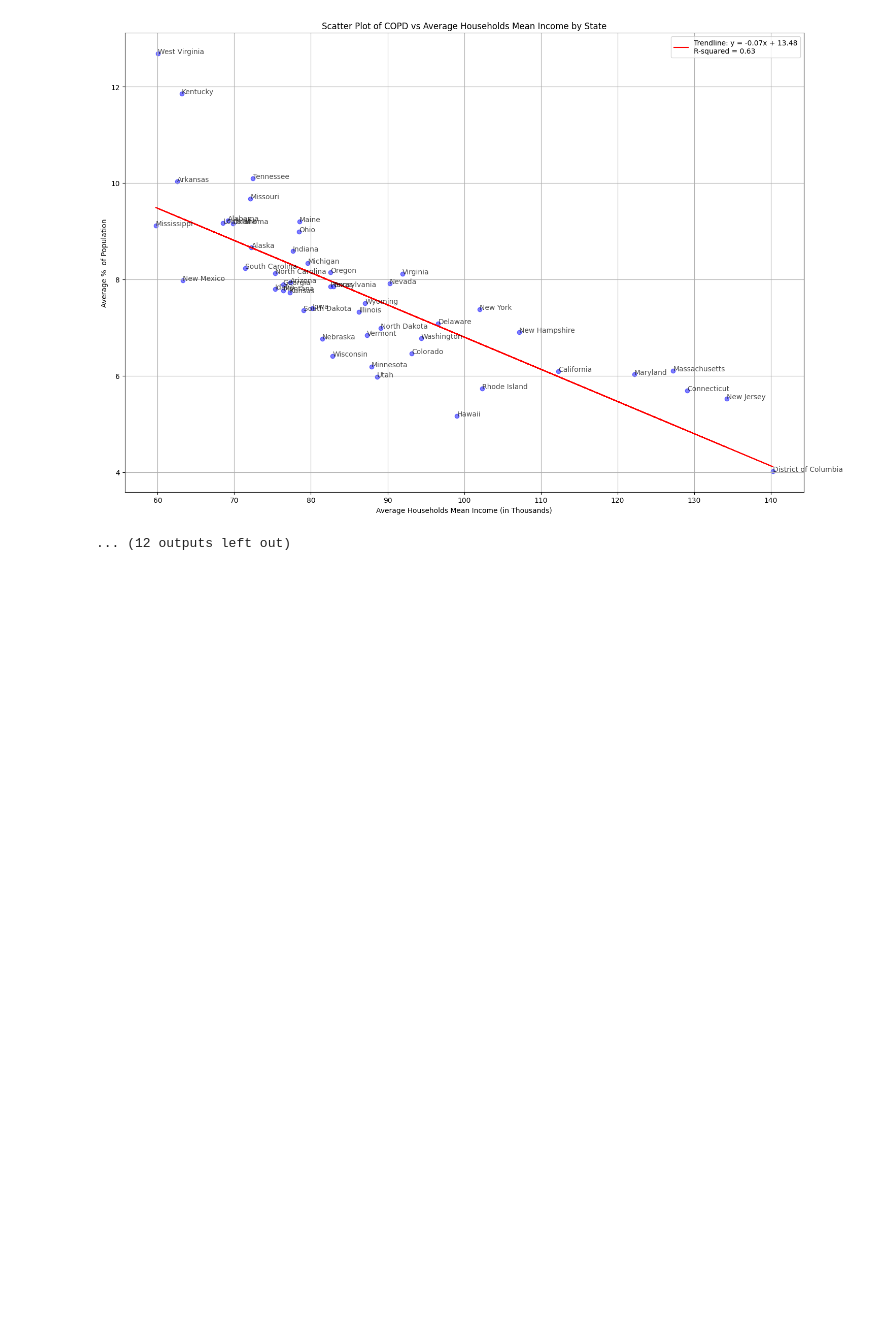
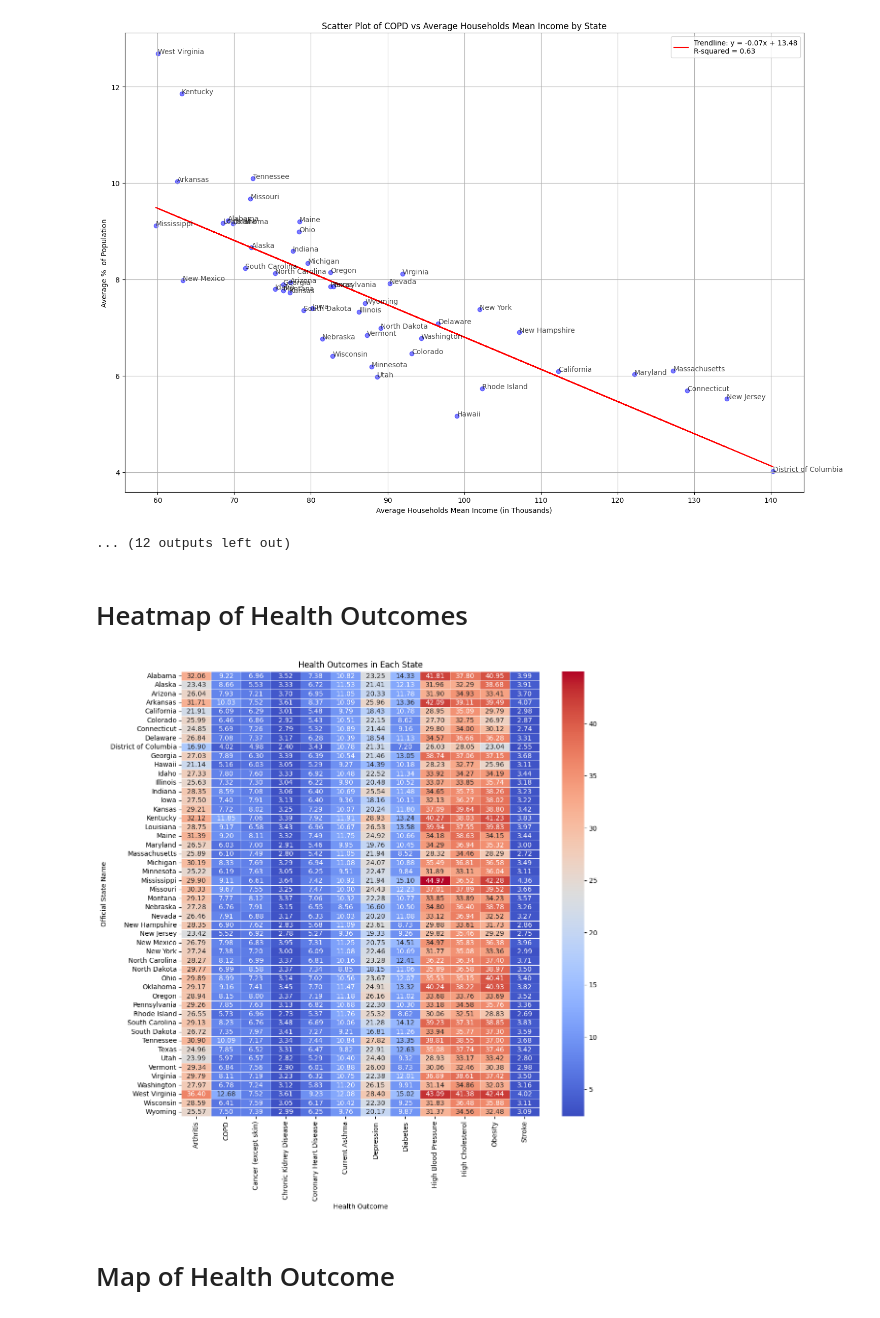
Before and after one commit to anuvrat-umich/siads_milestone1, a Jupyter notebook: data_visualization.ipynb, the cells around one changed output. Drawn from its saved outputs; the diff is of its cells as text; code cells hidden in the pictures; blank space fills up the shorter version.

```diff
--- a/data_visualization.ipynb
+++ b/data_visualization.ipynb
@@ -309,6 +311,42 @@ See the caveats in the documentation: https://pandas.pydata.org/pandas-docs/stab
   outcome_data['Zip Code'] = outcome_data['Zip Code'].astype(int)
 [figure]
 ... (12 outputs left out)
+# %% [markdown]
+# Heatmap of Health Outcomes
+# %%
+def heatmap_health_outcome(income_data, states_zips):
+  # Cleann health outcome data
+  health_data = health_outcomes[health_outcomes['Category'] == 'Health Outcomes']
+  health_data = health_data[health_data['Year'] == 2021]
+  health_data = health_data[['LocationName', 'Measure', 'Data_Value', 'Short_Question_Text']]
+  health_data.columns = [['Zip Code', 'Measure', 'Value', 'Text']]
+  health_data.columns = health_data.columns.get_level_values(0)
+
+  merged_data = health_data.merge(income_data, how='inner', on='Zip Code')
+
+  # Merge to get State Names
+  merged_data['Zip Code'] = merged_data['Zip Code'].astype(int)
+  state_zips['Zip Code'] = state_zips['Zip Code'].astype(int)
+
+  outcome_data_merged = state_zips.merge(merged_data, how='inner', on='Zip Code')
+
+  grouped_df = outcome_data_merged.groupby(['Official State Name', 'Text'])['Value'].mean().reset_index()
+
+  heatmap_data = grouped_df.pivot(index='Official State Name', columns='Text', values='Value')
+
+  # Create the heatmap
+  plt.figure(figsize=(12, 12))
+  sns.heatmap(heatmap_data, cmap='coolwarm', annot=True, fmt=".2f", linewidths=.5)
+  plt.title('Health Outcomes in Each State')
+  plt.xlabel('Health Outcome')
+  plt.ylabel('Official State Name')
+  plt.show()
+# %%
+heatmap_health_outcome(income_2021, state_zips)
+# %% [output]
+[figure, added]
+# %% [markdown]
+# Map of Health Outcome
 # %%
 def map_health_outcome(outcome, state, income_data, states_zips):
   # Filter the data for 'Health Outcomes' category and the year 2021
```
Also changed, not shown: parts of 9 cells of this notebook.
